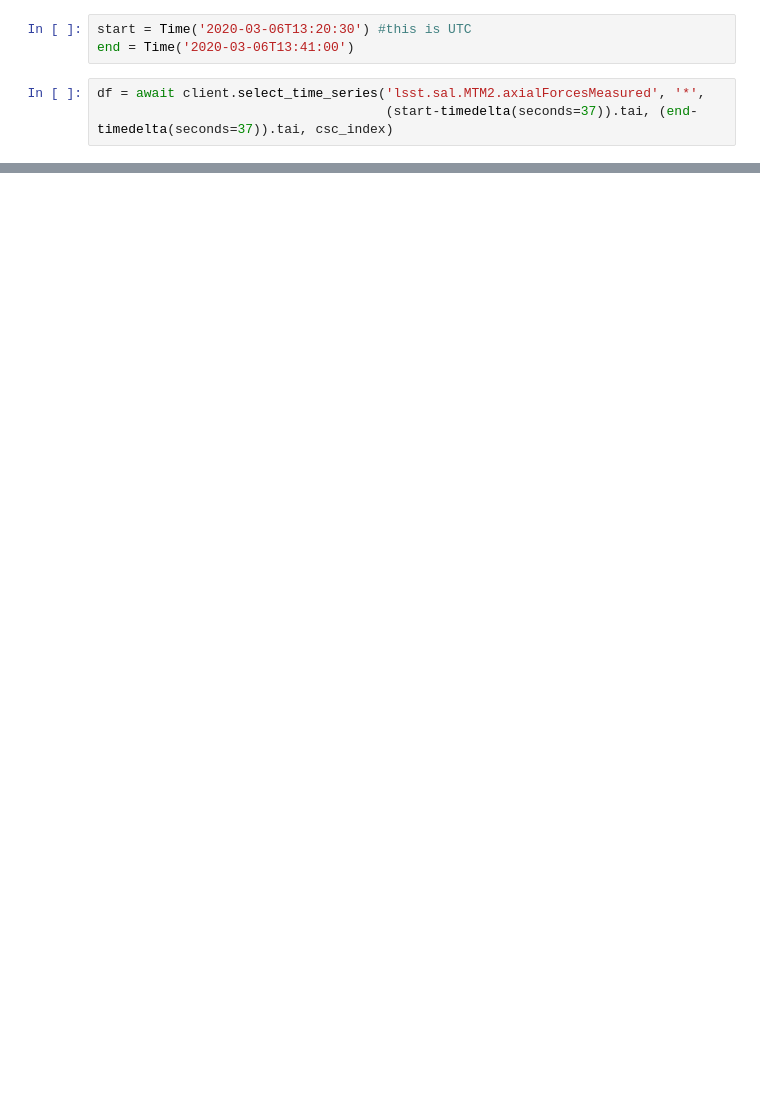
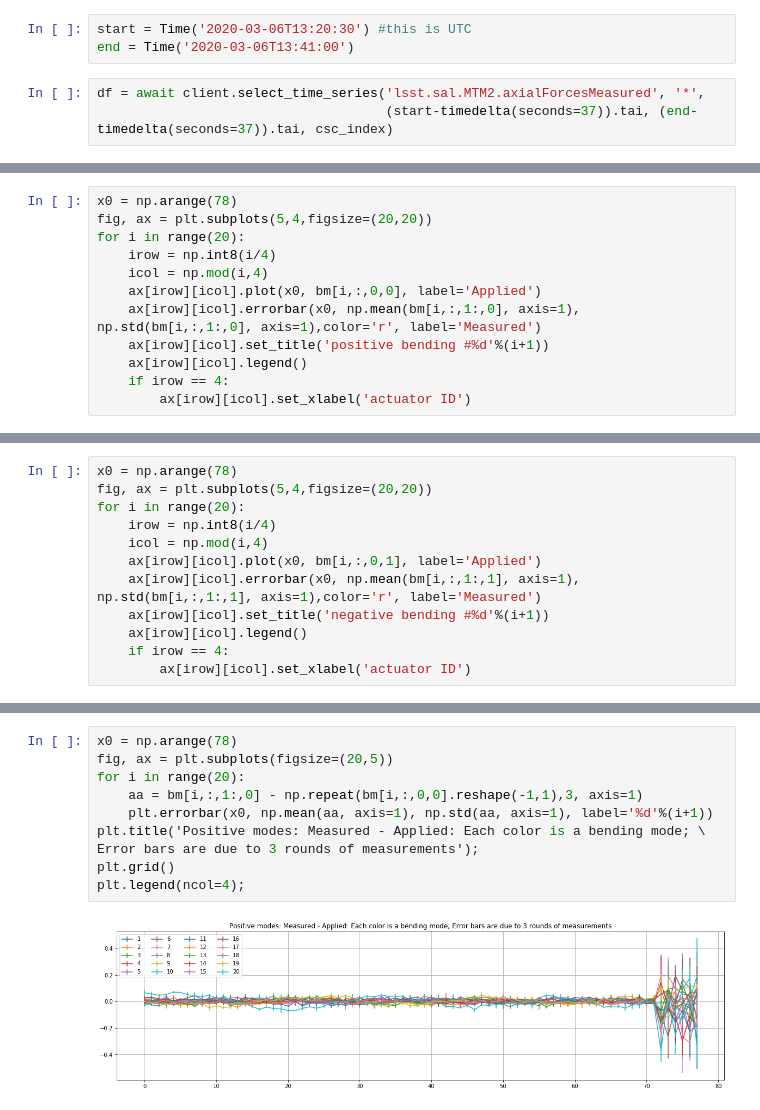
Before and after one commit to bxin/M2_summit_2003, a Jupyter notebook: a16_bending_modes.ipynb, the cells around one changed output, grey strips where cells are left out. Saved outputs shown, nothing was run; the diff lists cells and outputs as text; blank space fills up the shorter version.

```diff
--- a/a16_bending_modes.ipynb
+++ b/a16_bending_modes.ipynb
@@ -33,0 +164,12 @@ for i in range(3):
+# %%
+x0 = np.arange(78)
+fig, ax = plt.subplots(5,4,figsize=(20,20))
+for i in range(20):
+    irow = np.int8(i/4)
+    icol = np.mod(i,4)
+    ax[irow][icol].plot(x0, bm[i,:,0,0], label='Applied')
+    ax[irow][icol].errorbar(x0, np.mean(bm[i,:,1:,0], axis=1), np.std(bm[i,:,1:,0], axis=1),color='r', label='Measured')
+    ax[irow][icol].set_title('positive bending #%d'%(i+1))
+    ax[irow][icol].legend()
+    if irow == 4:
+        ax[irow][icol].set_xlabel('actuator ID')
@@ -33,0 +178,12 @@ for i in range(3):
+# %%
+x0 = np.arange(78)
+fig, ax = plt.subplots(5,4,figsize=(20,20))
+for i in range(20):
+    irow = np.int8(i/4)
+    icol = np.mod(i,4)
+    ax[irow][icol].plot(x0, bm[i,:,0,1], label='Applied')
+    ax[irow][icol].errorbar(x0, np.mean(bm[i,:,1:,1], axis=1), np.std(bm[i,:,1:,1], axis=1),color='r', label='Measured')
+    ax[irow][icol].set_title('negative bending #%d'%(i+1))
+    ax[irow][icol].legend()
+    if irow == 4:
+        ax[irow][icol].set_xlabel('actuator ID')
@@ -33,0 +192,12 @@ for i in range(3):
+# %%
+x0 = np.arange(78)
+fig, ax = plt.subplots(figsize=(20,5))
+for i in range(20):
+    aa = bm[i,:,1:,0] - np.repeat(bm[i,:,0,0].reshape(-1,1),3, axis=1)
+    plt.errorbar(x0, np.mean(aa, axis=1), np.std(aa, axis=1), label='%d'%(i+1))
+plt.title('Positive modes: Measured - Applied: Each color is a bending mode; \
+Error bars are due to 3 rounds of measurements');
+plt.grid()
+plt.legend(ncol=4);
+# %% [output]
+[figure, added]
```
Also changed, not shown: parts of 24 cells of this notebook, 4 other files.
